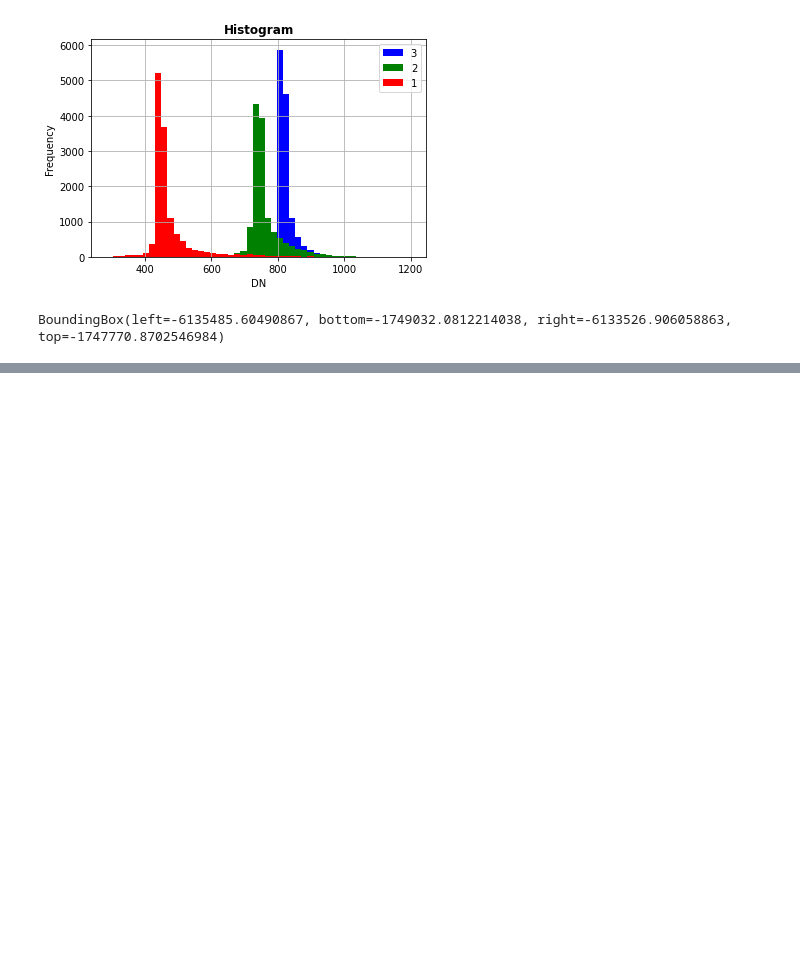
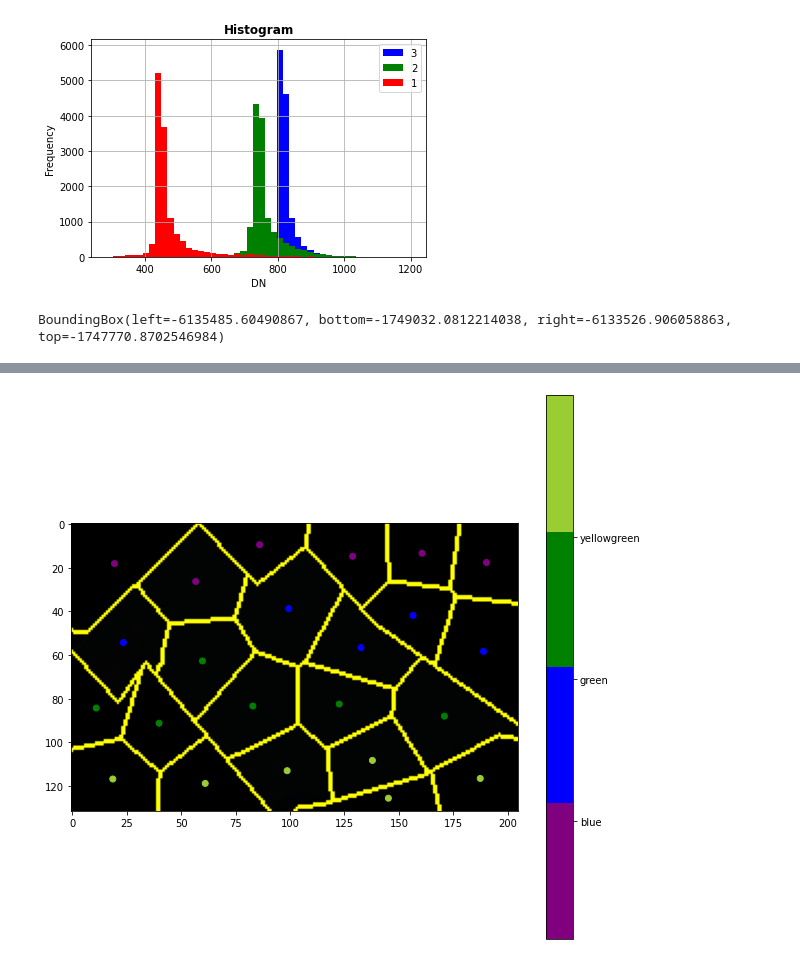
Before and after one commit to g-roger/analise-vegetativa-bemagro, a Jupyter notebook: 20ia_05_EDA_bemagro.ipynb, the cells around one changed output, grey strips where cells are left out. Saved outputs shown, nothing was run; the diff lists cells and outputs as text; code cells hidden in the pictures; blank space fills up the shorter version.

```diff
--- a/20ia_05_EDA_bemagro.ipynb
+++ b/20ia_05_EDA_bemagro.ipynb
@@ -435,0 +589,12 @@ plt.imshow(segments)
+# %%
+fig = plt.figure(figsize=(10,10))
+ax = fig.add_subplot(111)
+plt.imshow(mark_boundaries(img, segments_slic))
+plt.scatter(centers[:,1],centers[:,0], c=segments_slic_ids, cmap=mpl.colors.ListedColormap(colors))
+
+cb = plt.colorbar()
+loc = np.arange(0,max(segments_slic_ids),max(segments_slic_ids)/float(len(colors)))
+cb.set_ticks(loc)
+cb.set_ticklabels(colors)
+# %% [output]
+[figure, added]
```
Also changed, not shown: parts of 34 cells of this notebook.
